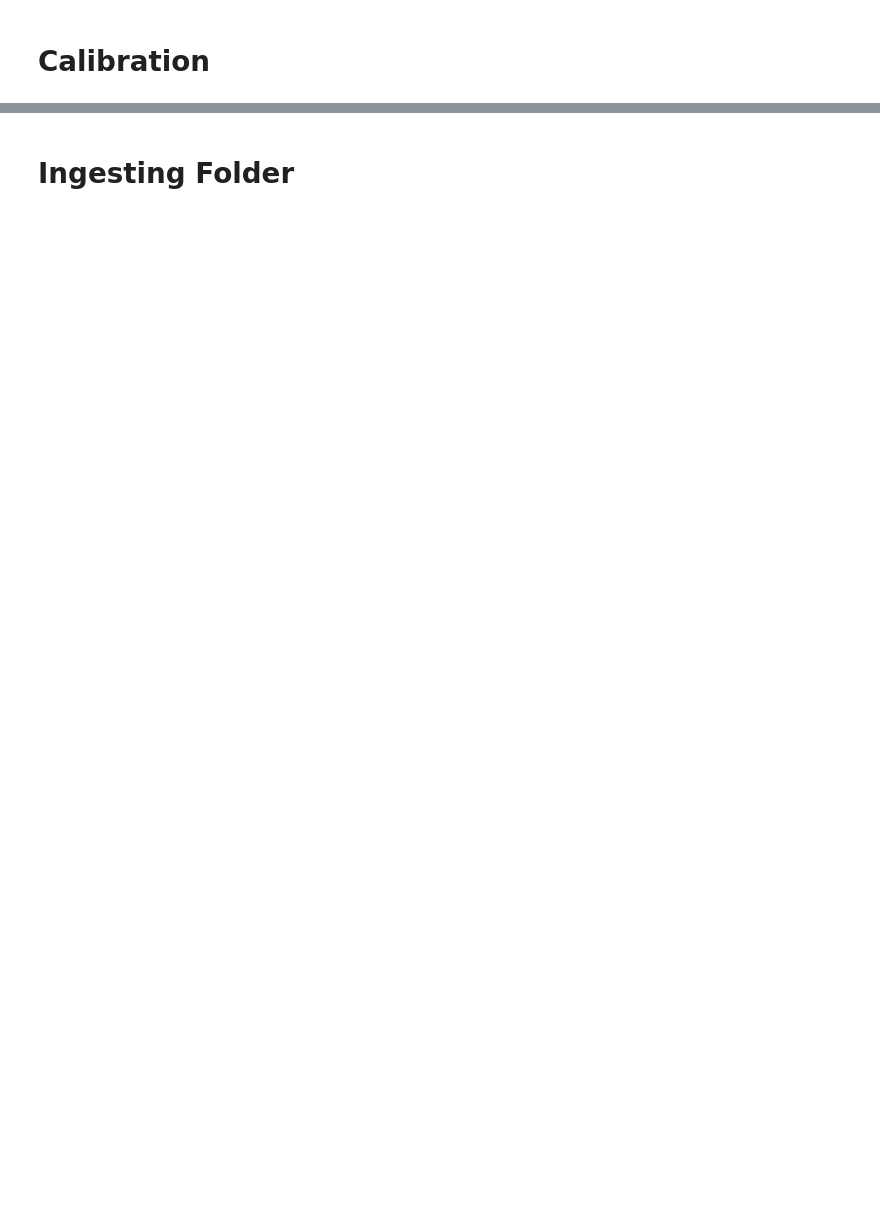
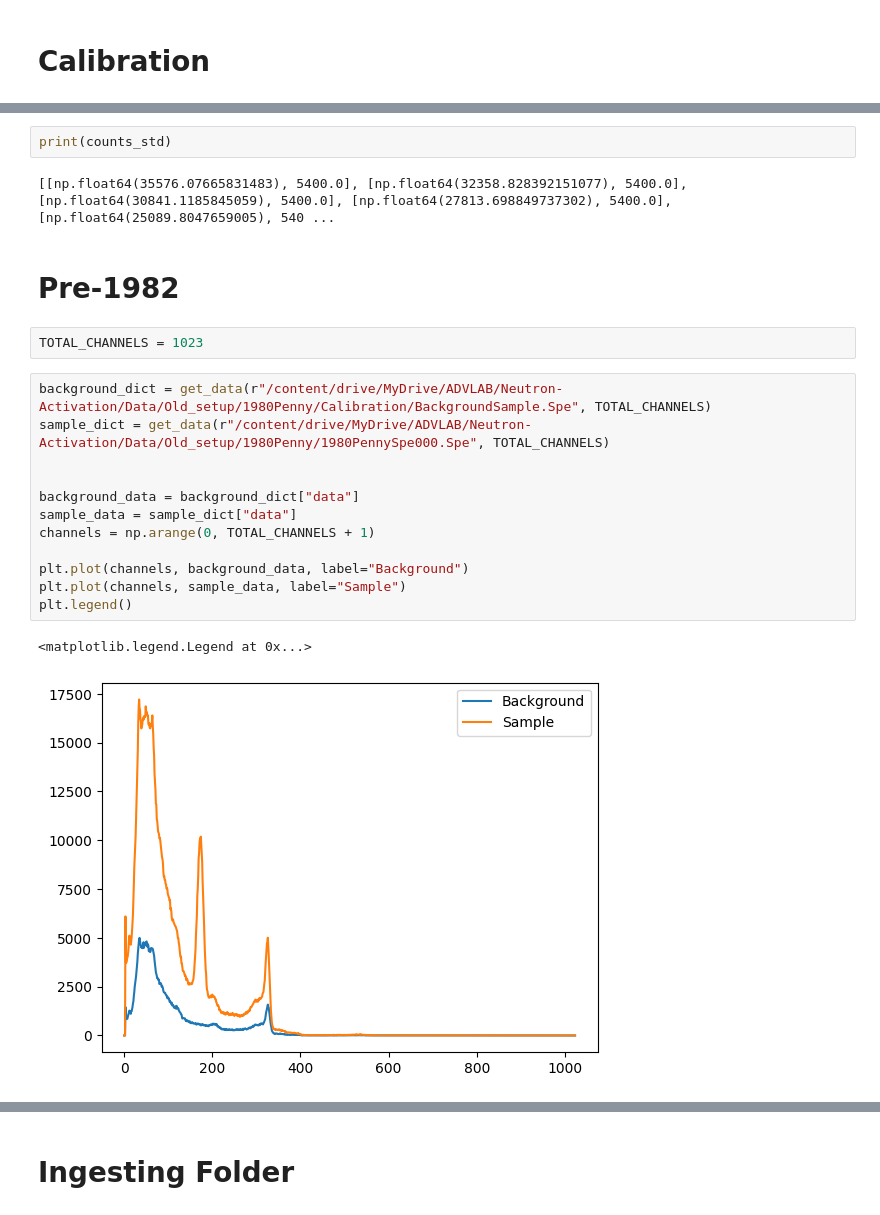
Before and after one commit to jasonrmay/ADV-Lab, a Jupyter notebook: nuetron-activation/analysis.ipynb, the cells around one changed output, grey strips where cells are left out. Drawn from its saved outputs; the diff is of its cells as text; blank space fills up the shorter version.

```diff
--- a/nuetron-activation/analysis.ipynb
+++ b/nuetron-activation/analysis.ipynb
@@ -337,0 +225,23 @@ counts_2 = get_counts(fit_sigma_2, fit_A_2)
+# %%
+print(counts_std)
+# %% [output]
+[[np.float64(35576.07665831483), 5400.0], [np.float64(32358.828392151077), 5400.0], [np.float64(30841.1185845059), 5400.0], [np.float64(27813.698849737302), 5400.0], [np.float64(25089.8047659005), 540 ...
+# %% [markdown]
+# Pre-1982
+# %%
+TOTAL_CHANNELS = 1023
+# %%
+background_dict = get_data(r"/content/drive/MyDrive/ADVLAB/Neutron-Activation/Data/Old_setup/1980Penny/Calibration/BackgroundSample.Spe", TOTAL_CHANNELS)
+sample_dict = get_data(r"/content/drive/MyDrive/ADVLAB/Neutron-Activation/Data/Old_setup/1980Penny/1980PennySpe000.Spe", TOTAL_CHANNELS)
+
+
+background_data = background_dict["data"]
+sample_data = sample_dict["data"]
+channels = np.arange(0, TOTAL_CHANNELS + 1)
+
+plt.plot(channels, background_data, label="Background")
+plt.plot(channels, sample_data, label="Sample")
+plt.legend()
+# %% [output]
+<matplotlib.legend.Legend at 0x...>
+[figure, added]
```
Also changed, not shown: parts of 44 cells of this notebook.
